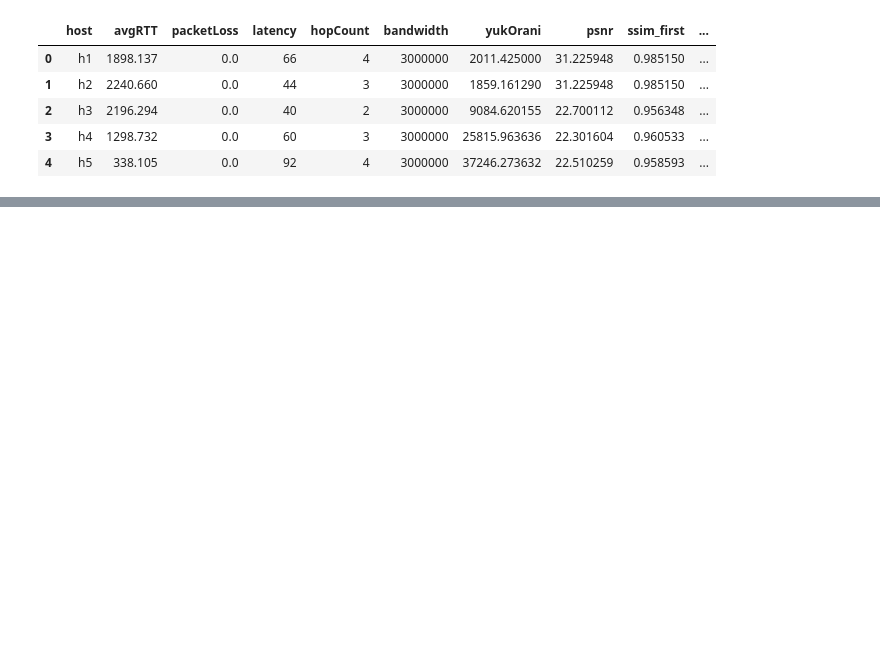
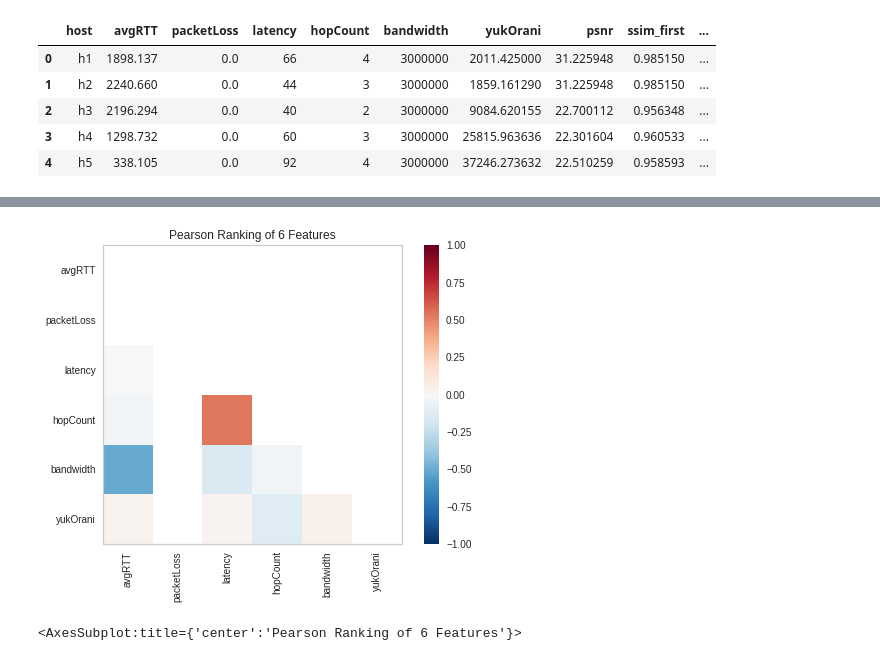
Before and after one commit to gurhancobann/mininet_AI, a Jupyter notebook: topolojiler/testBed.ipynb, the cells around one changed output, grey strips where cells are left out. Drawn from its saved outputs; the diff is of its cells as text; code cells hidden in the pictures; blank space fills up the shorter version.

```diff
--- a/topolojiler/testBed.ipynb
+++ b/topolojiler/testBed.ipynb
@@ -39,3 +69,12 @@ x=df.drop(["host","ssim_first","ssim_second","type","psnr","server"],axis="colum
+# %%
+from yellowbrick.features import Rank2D
+visualizer=Rank2D(algorithm="pearson")
+visualizer.fit(x,y)
+visualizer.transform(x)
+visualizer.show()
+# %% [output]
+[figure, added]
+<AxesSubplot:title={'center':'Pearson Ranking of 6 Features'}>
 # %%
 x.describe().T
 # %% [output]
```
Also changed, not shown: parts of 20 cells of this notebook, 2 other files.
